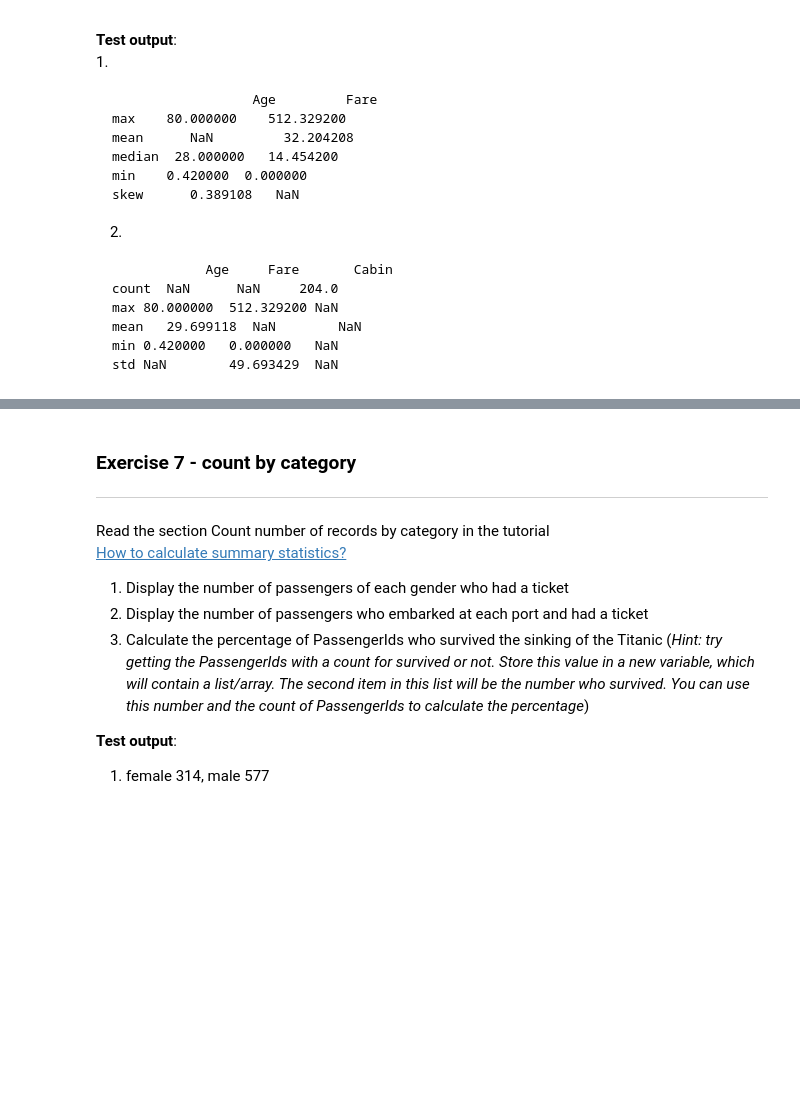
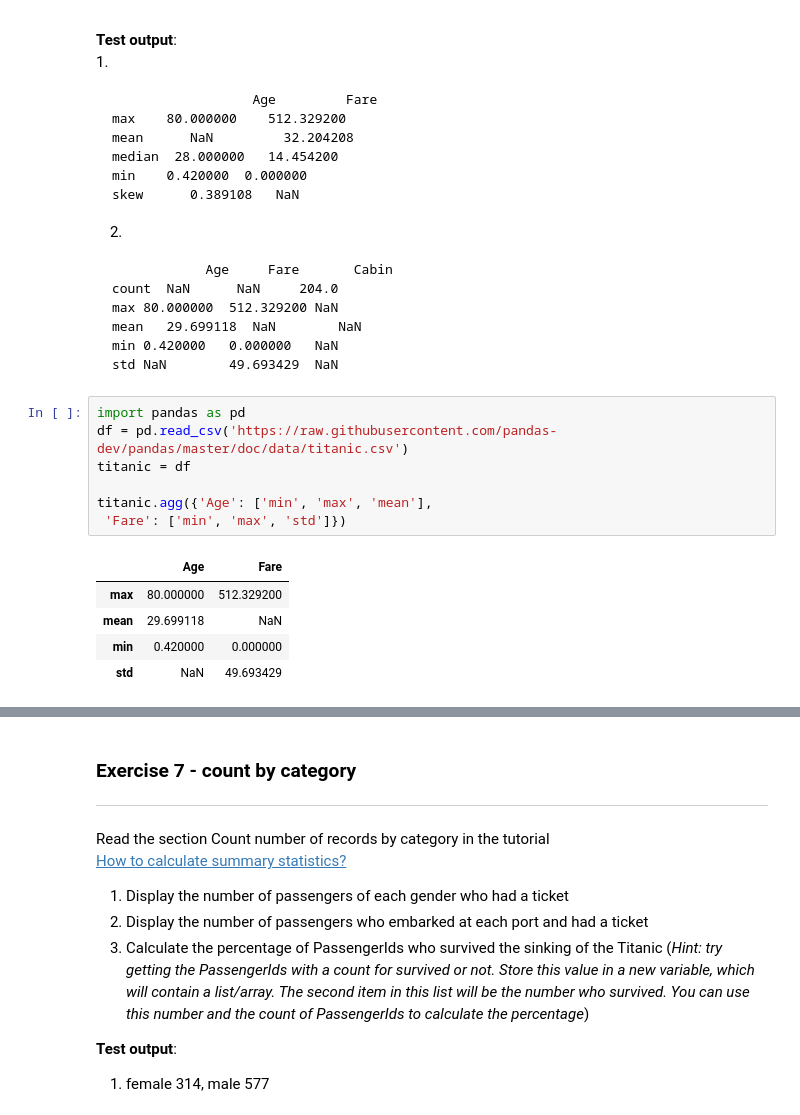
Before and after one commit to Jojomaque/DataScience, a Jupyter notebook: JojoDescribing_data.ipynb, the cells around one changed output, grey strips where cells are left out. Cells and saved outputs as stored; diff of their text form; blank space fills up the shorter version.

````diff
--- a/JojoDescribing_data.ipynb
+++ b/JojoDescribing_data.ipynb
@@ -356,3 +356,16 @@ mean   29.699118  NaN        NaN
 min	0.420000   0.000000   NaN
 std	NaN        49.693429  NaN
 ```
+# %%
+import pandas as pd
+df = pd.read_csv('https://raw.githubusercontent.com/pandas-dev/pandas/master/doc/data/titanic.csv')
+titanic = df
+
+titanic.agg({'Age': ['min', 'max', 'mean'],
+ 'Fare': ['min', 'max', 'std']})
+# %% [output]
+|  | Age | Fare |
+| max | 80.000000 | 512.329200 |
+| mean | 29.699118 | NaN |
+| min | 0.420000 | 0.000000 |
+| std | NaN | 49.693429 |
````
Also changed, not shown: parts of 2 cells of this notebook.
